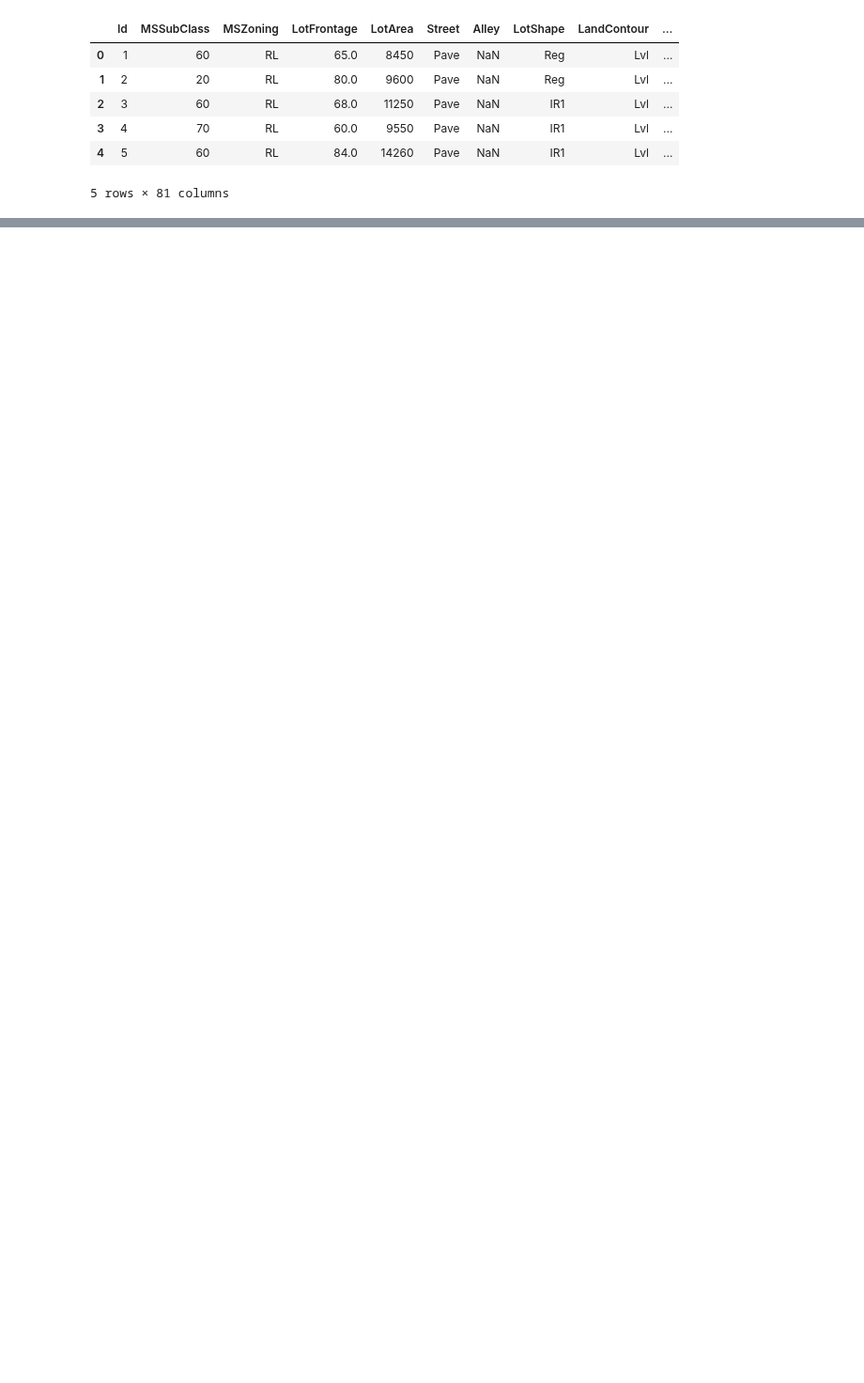
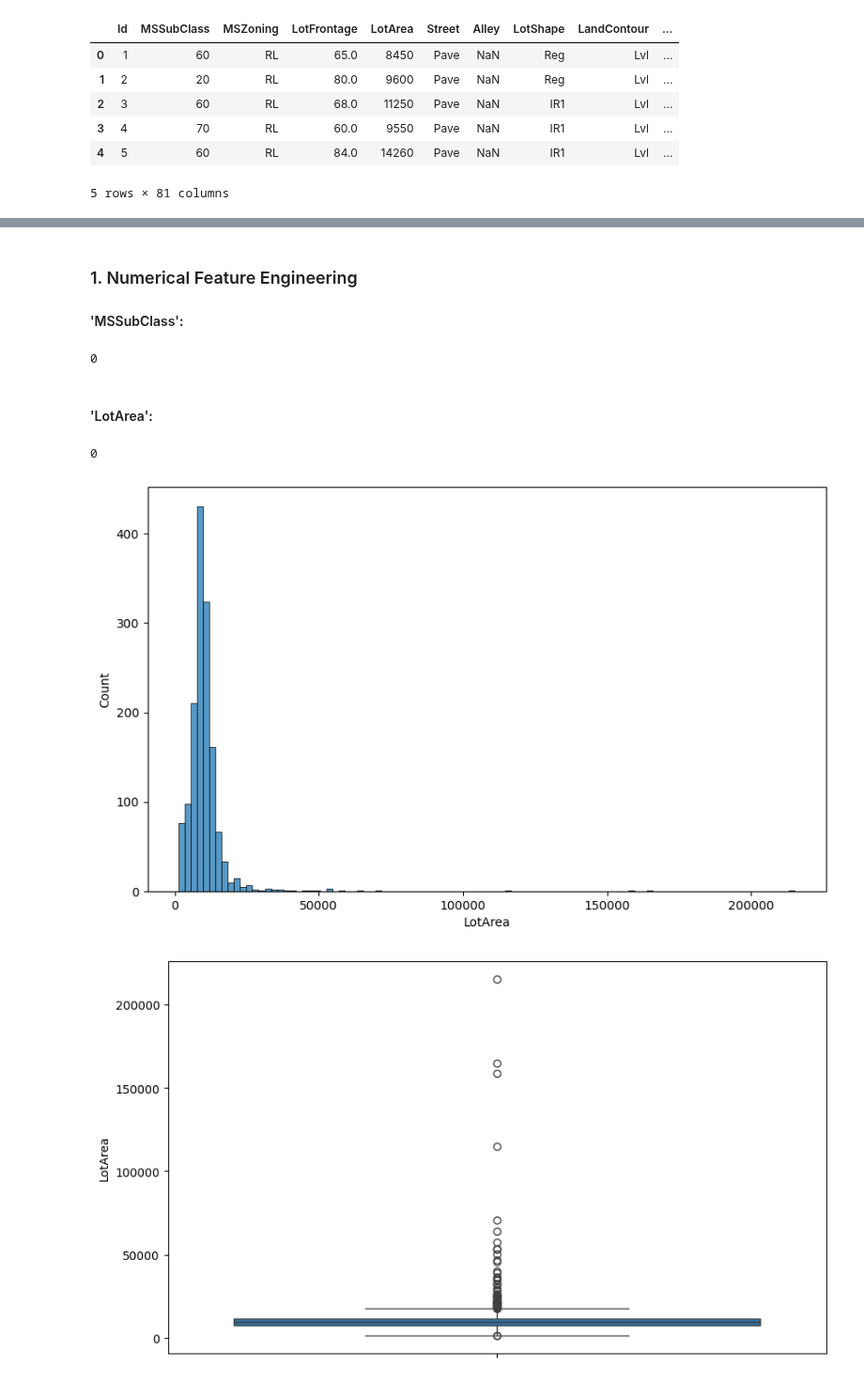
Before and after one commit to jordanriver/DScourse, a Jupyter notebook: Homework/housing_price_competition/housing_price_competition_1.ipynb, the cells around one changed output, grey strips where cells are left out. Shown at 94% size. Saved outputs shown, nothing was run; the diff lists cells and outputs as text; code cells hidden in the pictures; blank space fills up the shorter version.

```diff
--- a/Homework/housing_price_competition/housing_price_competition_1.ipynb
+++ b/Homework/housing_price_competition/housing_price_competition_1.ipynb
@@ -28,0 +64,7 @@ a = df.apply(lambda x: pd.to_numeric(x, errors='coerce')).isnull().sum()
+# %% [markdown]
+### 1. Numerical Feature Engineering
+#### 'MSSubClass':
+# %%
+df_converted['MSSubClass'].isnull().sum()
+# %% [output]
+0
@@ -28,0 +92,18 @@ a = df.apply(lambda x: pd.to_numeric(x, errors='coerce')).isnull().sum()
+# %% [markdown]
+#### 'LotArea':
+# %%
+df_converted['LotArea'].isnull().sum()
+# %% [output]
+0
+# %%
+# Display of data in 'LotArea'
+plt.figure(figsize=(10, 6))
+sns.histplot(data=df['LotArea'], bins=100)
+plt.show()
+
+plt.figure(figsize=(10, 6))
+sns.boxplot(data=df['LotArea'])
+plt.show()
+# %% [output]
+[figure, added]
+[figure, added]
```
Also changed, not shown: parts of 34 cells of this notebook.
